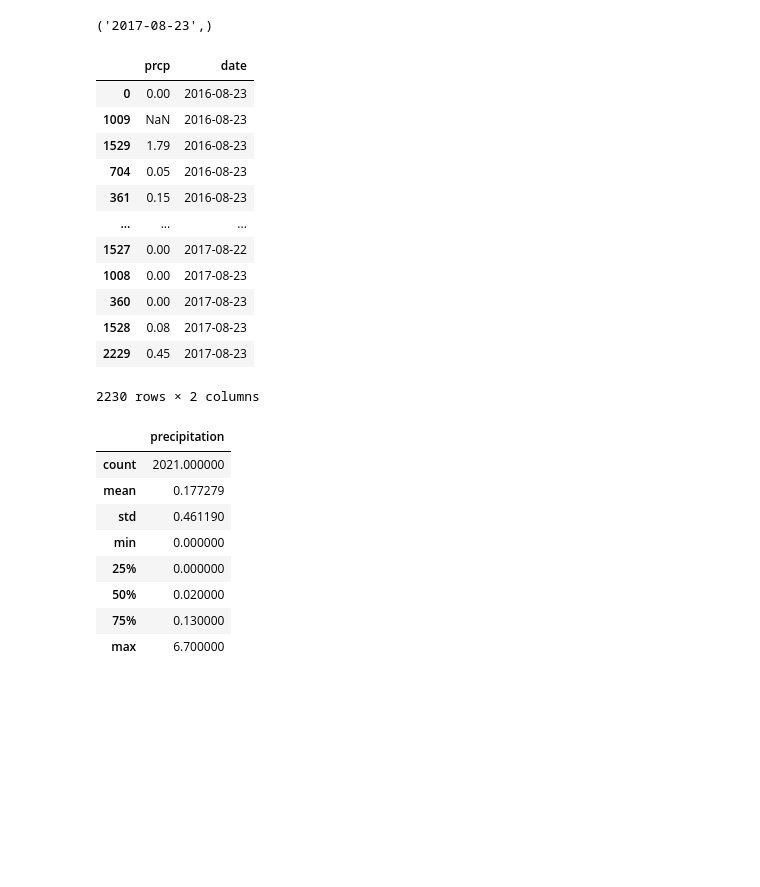
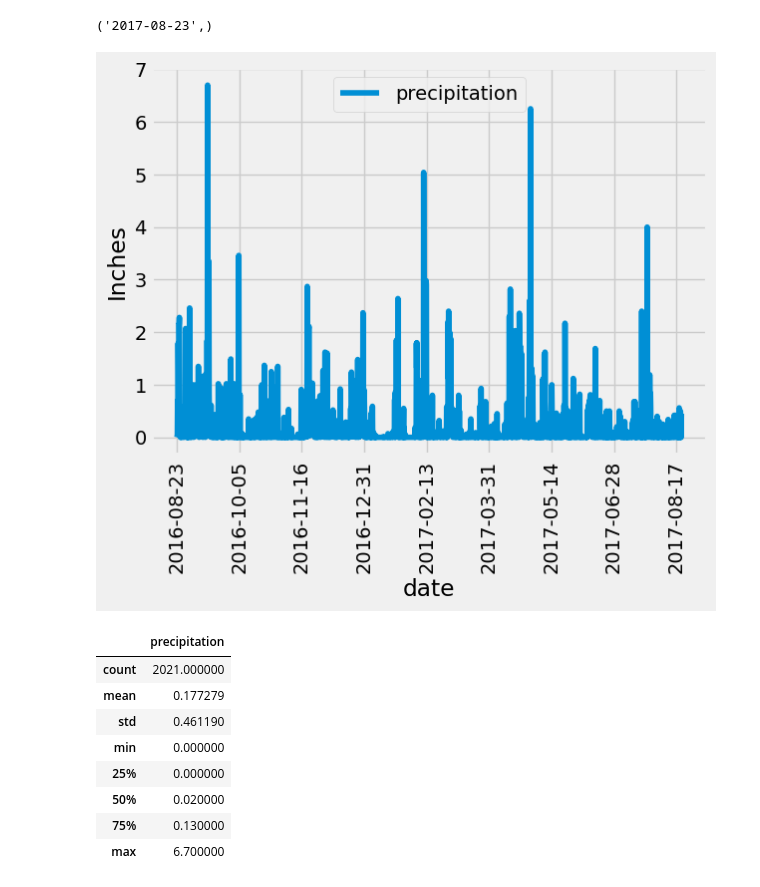
Before and after one commit to Andrewli1212/sqlalchemy-challenge, a Jupyter notebook: climate_starter.ipynb, the cells around one changed output. Cells and saved outputs as stored; diff of their text form; code cells hidden in the pictures; blank space fills up the shorter version.

```diff
--- a/climate_starter.ipynb
+++ b/climate_starter.ipynb
@@ -79,37 +57,31 @@ recent_date
 # %%
 # Design a query to retrieve the last 12 months of precipitation data and plot the results.
 # Starting from the most recent data point in the database.
 # last_12months = session.query(measurement.date).filter(measurement.date)
 # Calculate the date one year from the last date in data set.
+# recent_date_new = recent_date.date
+# one_year = dt.datetime.strptime(recent_date_new, '%Y-%m-%d') - dt.timedelta(days=365)
 one_year = dt.date(2017,8,23) - dt.timedelta(days=365)
 one_year
 
 # Perform a query to retrieve the data and precipitation scores
 
 x = session.query(measurement.prcp, measurement.date).filter(measurement.date >= one_year).all()
 x
 # Save the query results as a Pandas DataFrame. Explicitly set the column names
 
-df = pd.DataFrame(x, columns=['prcp', 'date'])
-df
+df = pd.DataFrame(x, columns=['precipitation', 'date'])
+df.set_index("date", inplace = True)
+df = df.dropna()
 # Sort the dataframe by date
 
 df_sort = df.sort_values('date')
 df_sort
 # Use Pandas Plotting with Matplotlib to plot the data
+df_sort.plot(rot=90)
+plt.ylabel("Inches")
+plt.show()
 # %% [output]
-|  | prcp | date |
-| 0 | 0.00 | 2016-08-23 |
-| 1009 | NaN | 2016-08-23 |
-| 1529 | 1.79 | 2016-08-23 |
-| 704 | 0.05 | 2016-08-23 |
-| 361 | 0.15 | 2016-08-23 |
-| ... | ... | ... |
-| 1527 | 0.00 | 2017-08-22 |
-| 1008 | 0.00 | 2017-08-23 |
-| 360 | 0.00 | 2017-08-23 |
-| 1528 | 0.08 | 2017-08-23 |
-| 2229 | 0.45 | 2017-08-23 |
-2230 rows × 2 columns
+[figure, added]
 # %%
 # Use Pandas to calculate the summary statistics for the precipitation data
```
Also changed, not shown: parts of 7 cells of this notebook, 2 other files.
